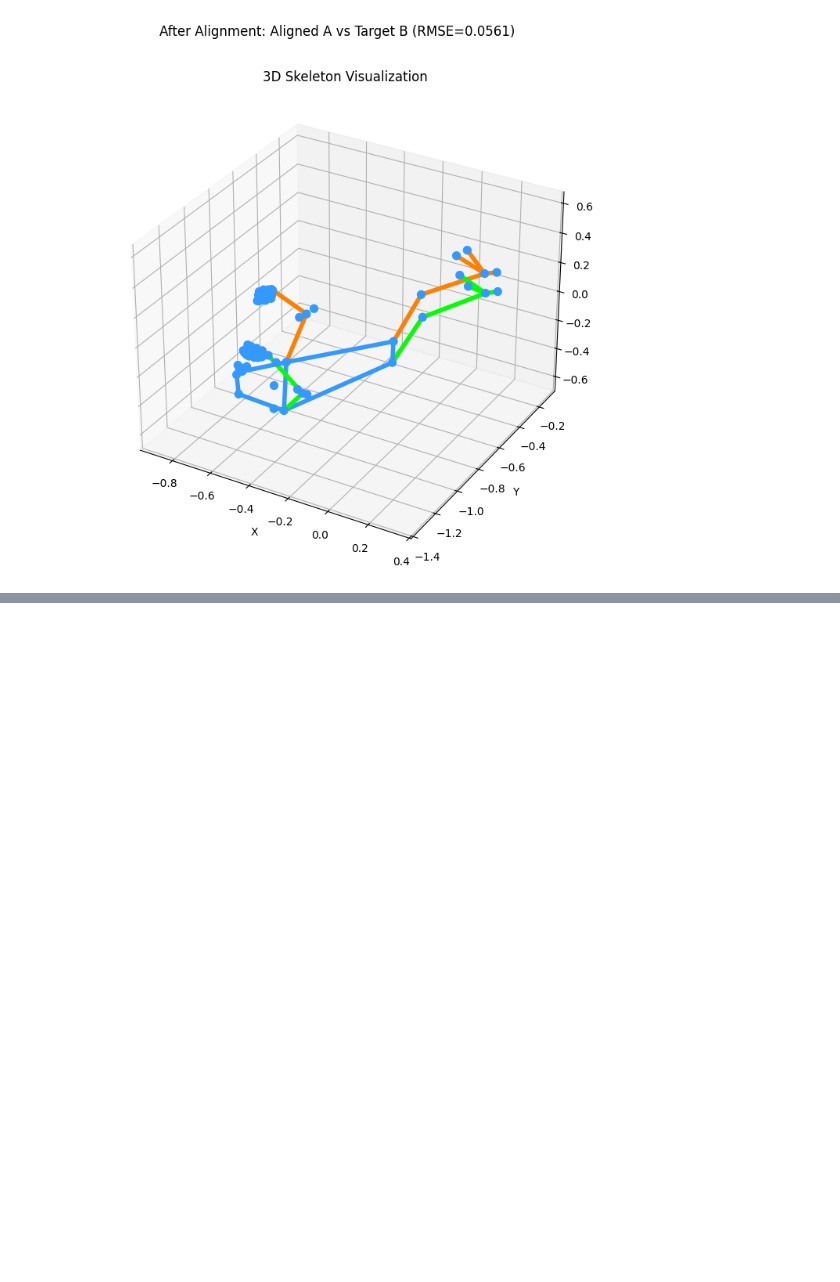
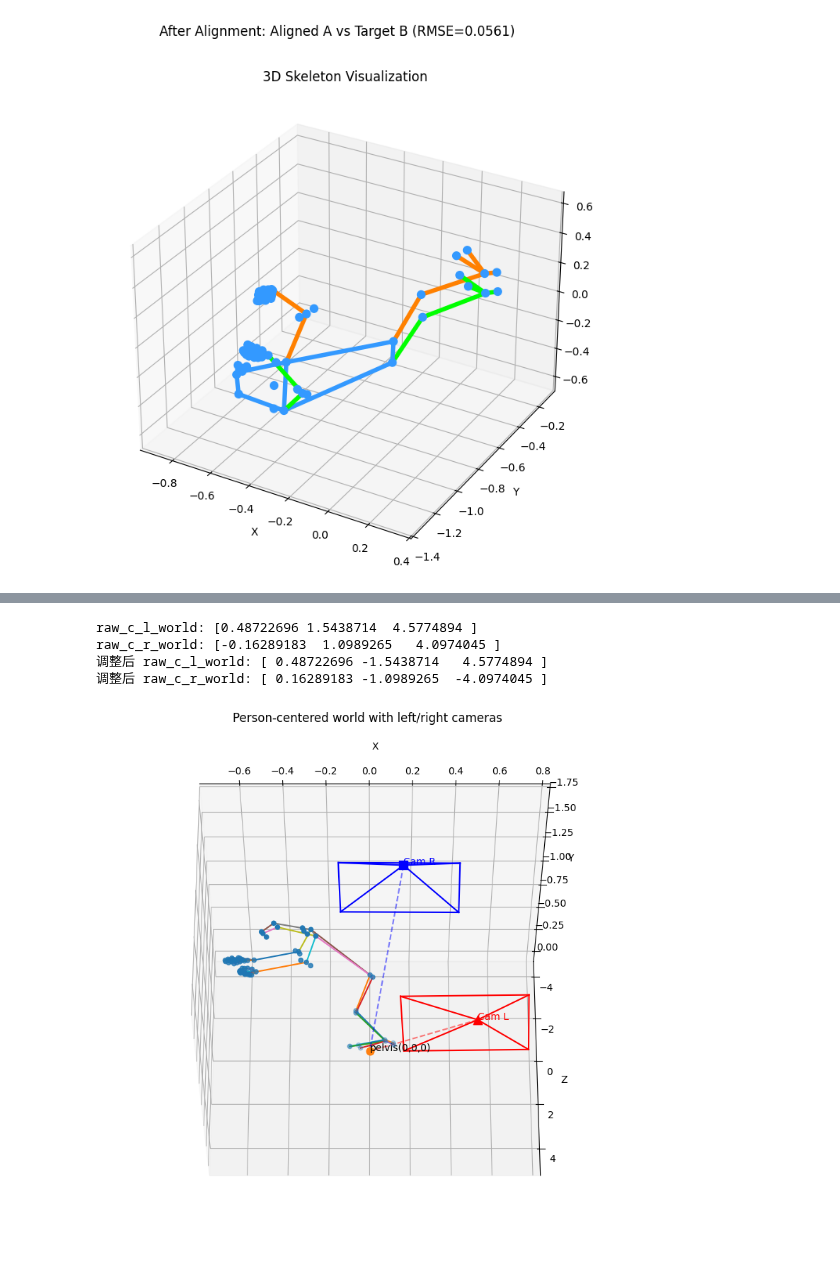
Before and after one commit to ChenKaiXuSan/Skiing_Analysis_PyTorch, a Jupyter notebook: analysis/sam3d_body.ipynb, the cells around one changed output, grey strips where cells are left out. Saved outputs shown, nothing was run; the diff lists cells and outputs as text; code cells hidden in the pictures; blank space fills up the shorter version.

```diff
--- a/analysis/sam3d_body.ipynb
+++ b/analysis/sam3d_body.ipynb
@@ -720,0 +702,40 @@ plot_scene_interactive(kpts_world, C_L_world, C_R_world,
+# %%
+raw_c_l_world = left_outputs[105]['pred_cam_t']
+raw_c_r_world = right_outputs[105]['pred_cam_t']
+raw_kpts_world = left_outputs[105]['pred_keypoints_3d']
+
+print("raw_c_l_world:", raw_c_l_world)
+print("raw_c_r_world:", raw_c_r_world)
+
+# 世界坐标是按照做相机的坐标系来定的
+# 任务要求y轴向上，而做相机的y轴是向下的，所以两个相机都需要反转y轴
+# 所以左相机的位置，只需要反转y
+# 右相机的话，因为是根据z轴对称的，所以需要反转x，z轴，加上y轴的话，就是整体取反
+raw_c_l_world[1] = -raw_c_l_world[1]
+raw_c_r_world = -raw_c_r_world
+
+# matplot 的z是反的
+# raw_c_l_world[2] = -raw_c_l_world[2]
+# raw_c_r_world[2] = -raw_c_r_world[2]
+
+print("调整后 raw_c_l_world:", raw_c_l_world)
+print("调整后 raw_c_r_world:", raw_c_r_world)
+
+plot_scene(kpts_world, raw_c_l_world, raw_c_r_world,
+           edges=visualizer.skeleton,
+           fov_deg=60,
+           frustum_depth=0.5,
+           elev=-30,
+           azim=270,
+           title="Person-centered world with left/right cameras")
+
+plot_scene_interactive(raw_kpts_world, raw_c_l_world, raw_c_r_world,
+					   edges=visualizer.skeleton,fov_deg=60,
+					   frustum_depth=0.5,
+					   title="Interactive 3D Scene (Person + Cameras)")
+# %% [output]
+raw_c_l_world: [0.48722696 1.5438714  4.5774894 ]
+raw_c_r_world: [-0.16289183  1.0989265   4.0974045 ]
+调整后 raw_c_l_world: [ 0.48722696 -1.5438714   4.5774894 ]
+调整后 raw_c_r_world: [ 0.16289183 -1.0989265  -4.0974045 ]
+[figure, added]
```
Also changed, not shown: parts of 3 cells of this notebook, 6 other files.
